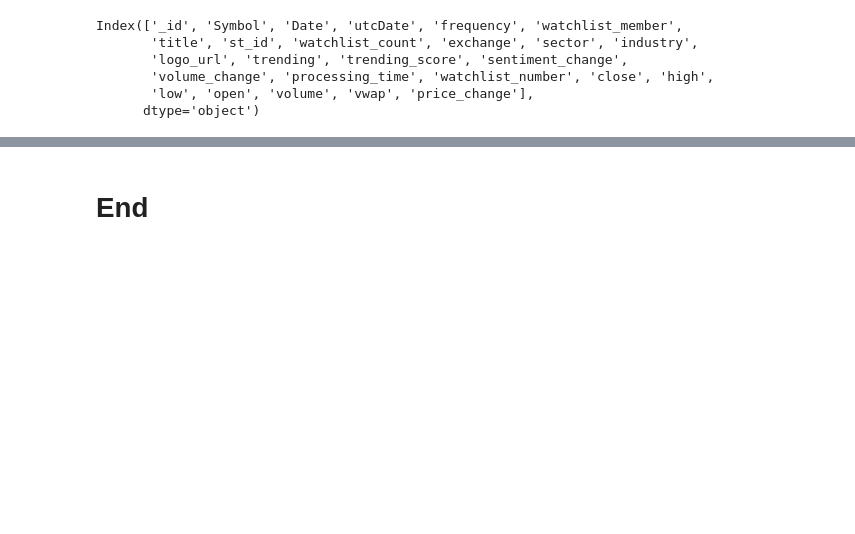
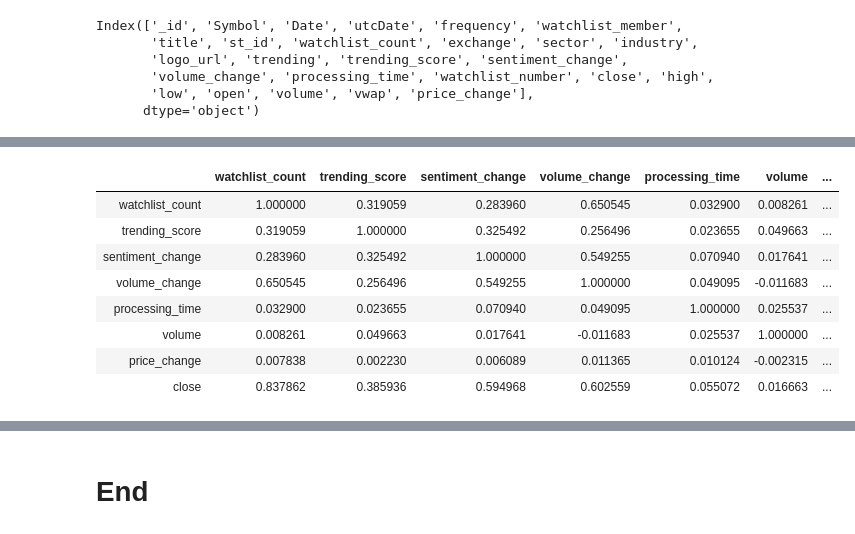
Before and after one commit to jcanque777/stock_market_data_prediction, a Jupyter notebook: msft_data.ipynb, the cells around one changed output, grey strips where cells are left out. Drawn from its saved outputs; the diff is of its cells as text; code cells hidden in the pictures; blank space fills up the shorter version.

```diff
--- a/msft_data.ipynb
+++ b/msft_data.ipynb
@@ -956,0 +1030,12 @@ strong multicollinearity or other numerical problems.
+# %%
+train_set.corr()
+# %% [output]
+|  | watchlist_count | trending_score | sentiment_change | volume_change | processing_time | volume | ... |
+| watchlist_count | 1.000000 | 0.319059 | 0.283960 | 0.650545 | 0.032900 | 0.008261 | ... |
+| trending_score | 0.319059 | 1.000000 | 0.325492 | 0.256496 | 0.023655 | 0.049663 | ... |
+| sentiment_change | 0.283960 | 0.325492 | 1.000000 | 0.549255 | 0.070940 | 0.017641 | ... |
+| volume_change | 0.650545 | 0.256496 | 0.549255 | 1.000000 | 0.049095 | -0.011683 | ... |
+| processing_time | 0.032900 | 0.023655 | 0.070940 | 0.049095 | 1.000000 | 0.025537 | ... |
+| volume | 0.008261 | 0.049663 | 0.017641 | -0.011683 | 0.025537 | 1.000000 | ... |
+| price_change | 0.007838 | 0.002230 | 0.006089 | 0.011365 | 0.010124 | -0.002315 | ... |
+| close | 0.837862 | 0.385936 | 0.594968 | 0.602559 | 0.055072 | 0.016663 | ... |
```
Also changed, not shown: parts of 51 cells of this notebook.
